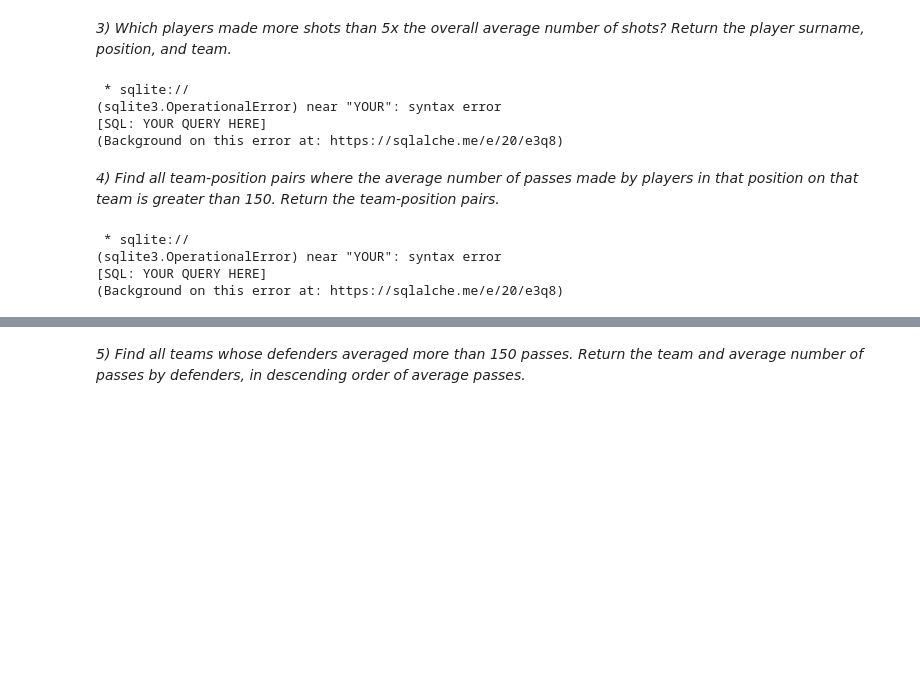
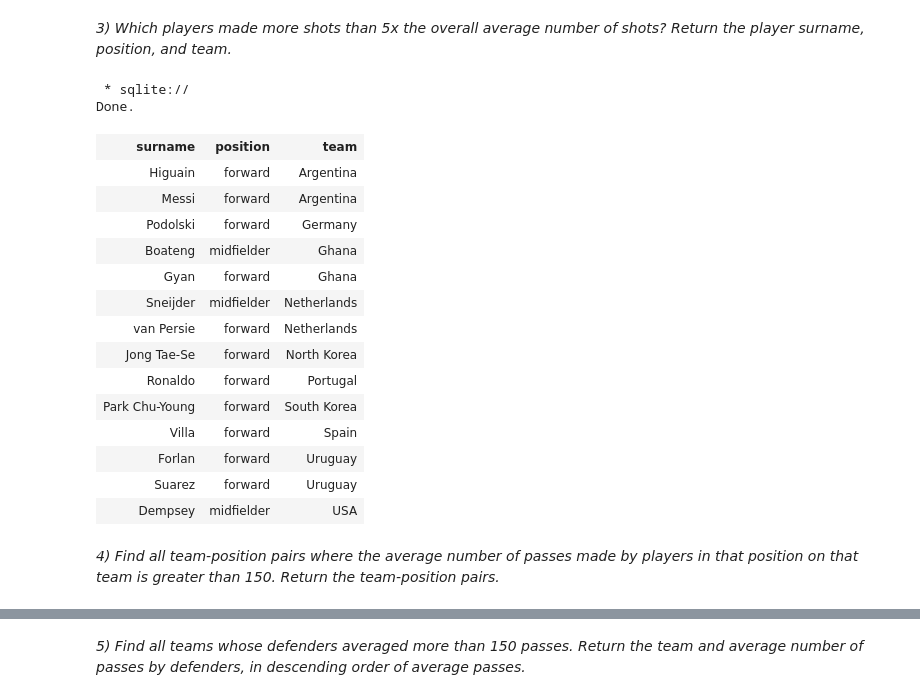
Before and after one commit to allenrojo/-data-science-activities, a Jupyter notebook: sql/SQLAdvanced.ipynb, the cells around one changed output, grey strips where cells are left out. Drawn from its saved outputs; the diff is of its cells as text; code cells hidden in the pictures; blank space fills up the shorter version.

```diff
--- a/sql/SQLAdvanced.ipynb
+++ b/sql/SQLAdvanced.ipynb
@@ -768,20 +854,27 @@ YOUR QUERY HERE
 # %% [markdown]
 *3) Which players made more shots than 5x the overall average number of shots? Return the player surname, position, and team.*
-# %%
-%%sql
-YOUR QUERY HERE
-# %% [output]
- * sqlite://
-(sqlite3.OperationalError) near "YOUR": syntax error
-[SQL: YOUR QUERY HERE]
-(Background on this error at: https://sqlalche.me/e/20/e3q8)
+# %%
+%%sql
+select surname, position, team
+from players
+where shots > 5 * (select avg(shots) from players)
+# %% [output]
+ * sqlite://
+Done.
+| surname | position | team |
+| Higuain | forward | Argentina |
+| Messi | forward | Argentina |
+| Podolski | forward | Germany |
+| Boateng | midfielder | Ghana |
+| Gyan | forward | Ghana |
+| Sneijder | midfielder | Netherlands |
+| van Persie | forward | Netherlands |
+| Jong Tae-Se | forward | North Korea |
+| Ronaldo | forward | Portugal |
+| Park Chu-Young | forward | South Korea |
+| Villa | forward | Spain |
+| Forlan | forward | Uruguay |
+| Suarez | forward | Uruguay |
+| Dempsey | midfielder | USA |
 # %% [markdown]
 *4) Find all team-position pairs where the average number of passes made by players in that position on that team is greater than 150. Return the team-position pairs.*
-# %%
-%%sql
-YOUR QUERY HERE
-# %% [output]
- * sqlite://
-(sqlite3.OperationalError) near "YOUR": syntax error
-[SQL: YOUR QUERY HERE]
-(Background on this error at: https://sqlalche.me/e/20/e3q8)
```
Also changed, not shown: parts of 43 cells of this notebook.
